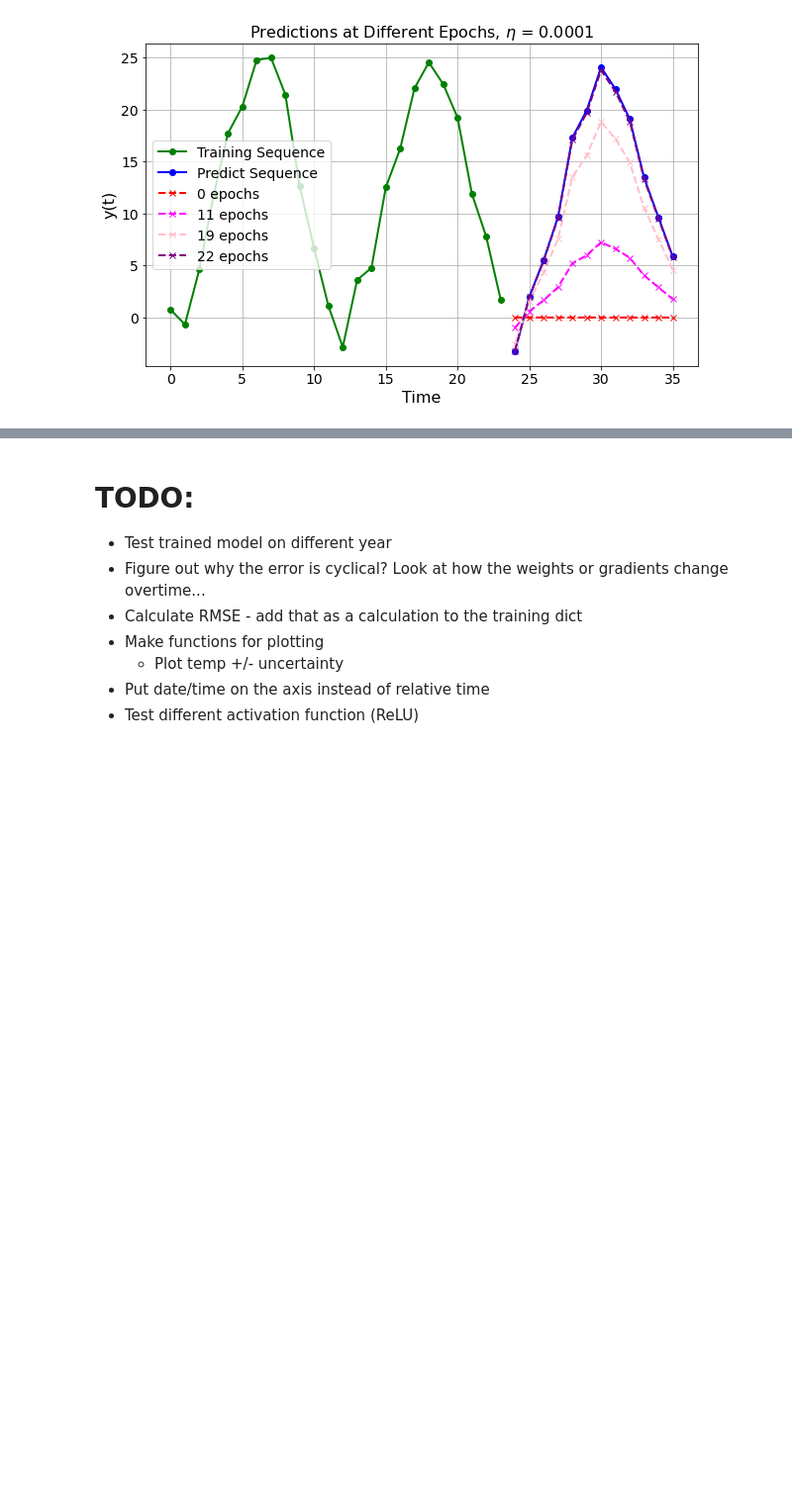
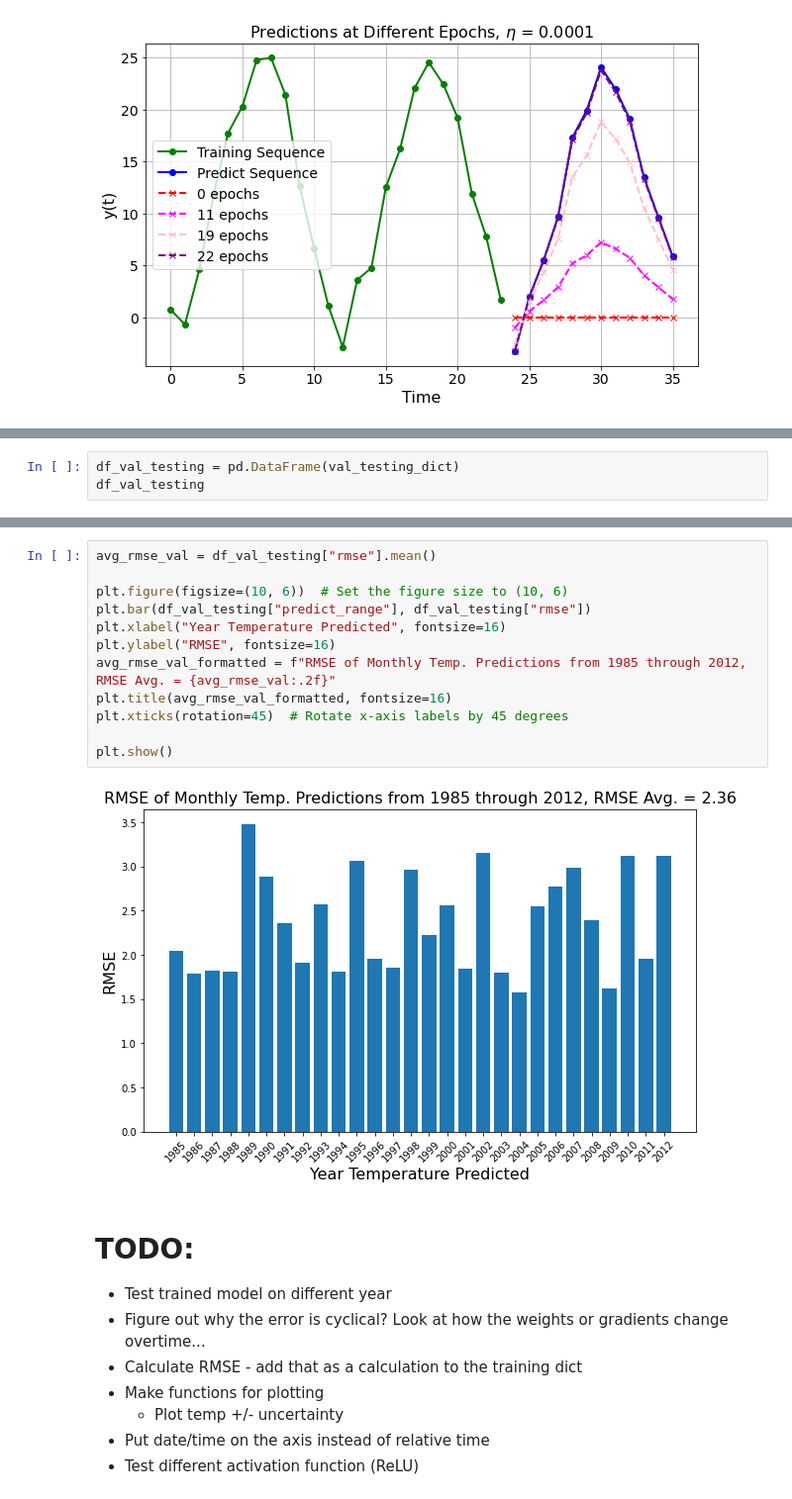
Before and after one commit to jrf343/RNN, a Jupyter notebook: Philly_Temp_RNN_testing_AP.ipynb, the cells around one changed output, grey strips where cells are left out. Shown at 99% size. Saved outputs shown, nothing was run; the diff lists cells and outputs as text; blank space fills up the shorter version.

```diff
--- a/Philly_Temp_RNN_testing_AP.ipynb
+++ b/Philly_Temp_RNN_testing_AP.ipynb
@@ -316,0 +461,3 @@ plt.show()
+# %%
+df_val_testing = pd.DataFrame(val_testing_dict)
+df_val_testing
@@ -317,3 +493,17 @@ plt.show()
+# %%
+avg_rmse_val = df_val_testing["rmse"].mean()
+
+plt.figure(figsize=(10, 6))  # Set the figure size to (10, 6)
+plt.bar(df_val_testing["predict_range"], df_val_testing["rmse"])
+plt.xlabel("Year Temperature Predicted", fontsize=16)
+plt.ylabel("RMSE", fontsize=16)
+avg_rmse_val_formatted = f"RMSE of Monthly Temp. Predictions from 1985 through 2012, RMSE Avg. = {avg_rmse_val:.2f}"
+plt.title(avg_rmse_val_formatted, fontsize=16)
+plt.xticks(rotation=45)  # Rotate x-axis labels by 45 degrees
+
+plt.show()
+# %% [output]
+[figure, added]
 # %% [markdown]
 # TODO:
 * Test trained model on different year
```
Also changed, not shown: parts of 25 cells of this notebook.
